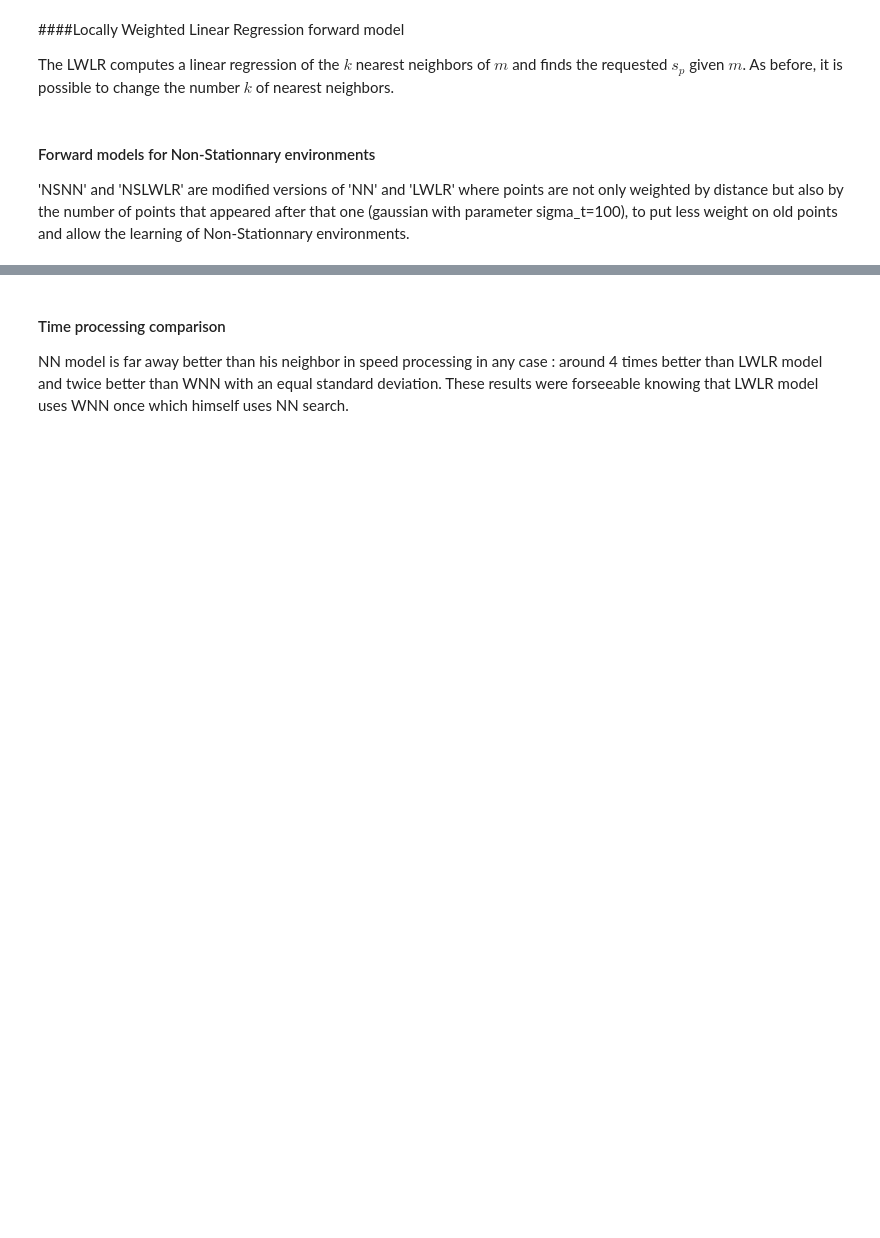
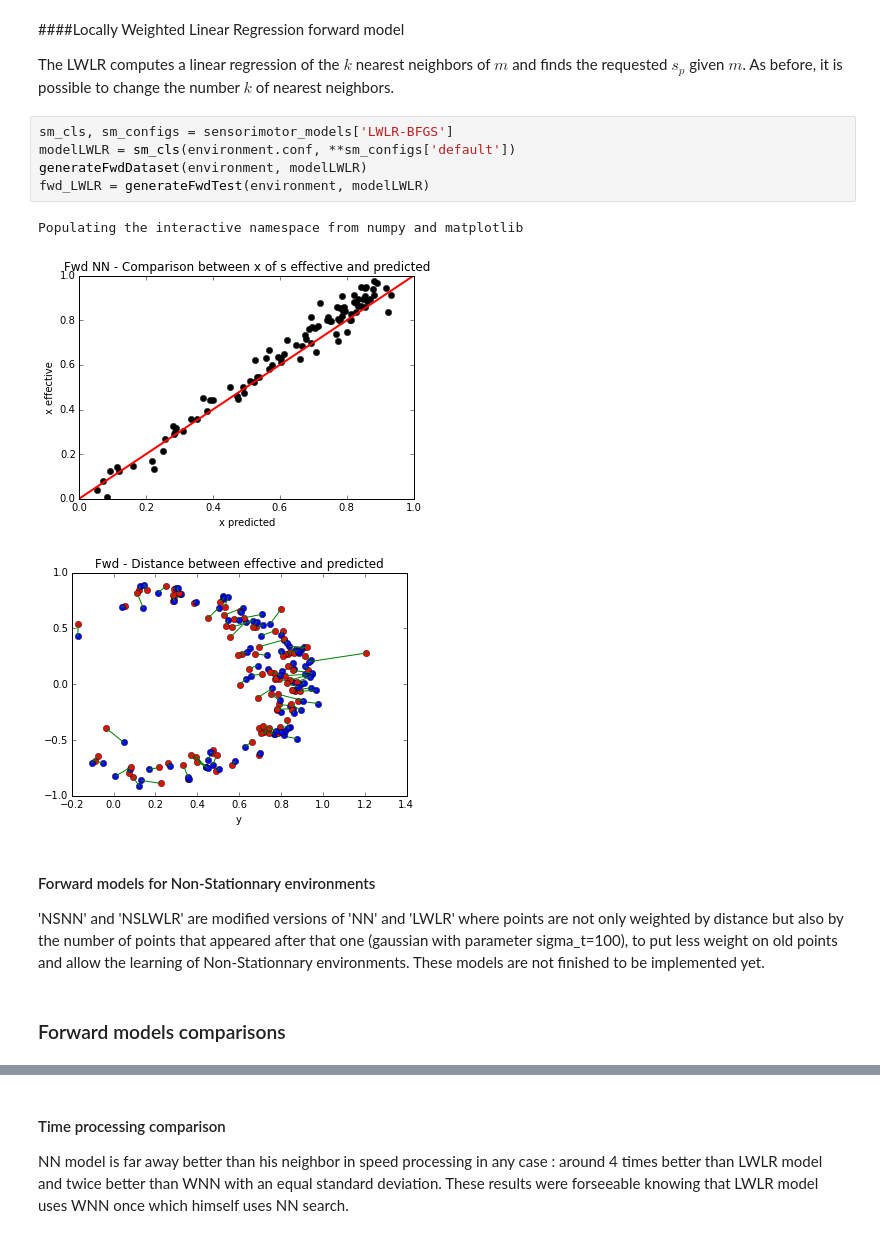
Before and after one commit to flowersteam/explauto, a Jupyter notebook: notebook/comparing_sensorimotor_models_non_parametric.ipynb, the cells around one changed output, grey strips where cells are left out. Cells and saved outputs as stored; diff of their text form; blank space fills up the shorter version.

```diff
--- a/notebook/comparing_sensorimotor_models_non_parametric.ipynb
+++ b/notebook/comparing_sensorimotor_models_non_parametric.ipynb
@@ -140,7 +206,18 @@ To perform a forward prediction of $m$, the Weighted Nearest Neighbor model look
 ####Locally Weighted Linear Regression forward model
 
 The LWLR computes a linear regression of the $k$ nearest neighbors of $m$ and finds the requested $s_p$ given $m$. As before, it is possible to change the number $k$ of nearest neighbors.
+# %%
+sm_cls, sm_configs = sensorimotor_models['LWLR-BFGS']
+modelLWLR = sm_cls(environment.conf, **sm_configs['default'])
+generateFwdDataset(environment, modelLWLR)
+fwd_LWLR = generateFwdTest(environment, modelLWLR)
+# %% [output]
+Populating the interactive namespace from numpy and matplotlib
+[figure, added]
+[figure, added]
 # %% [markdown]
 #### Forward models for Non-Stationnary environments
 
-'NSNN' and 'NSLWLR' are modified versions of 'NN' and 'LWLR' where points are not only weighted by distance but also by the number of points that appeared after that one (gaussian with parameter sigma_t=100), to put less weight on old points and allow the learning of Non-Stationnary environments.
+'NSNN' and 'NSLWLR' are modified versions of 'NN' and 'LWLR' where points are not only weighted by distance but also by the number of points that appeared after that one (gaussian with parameter sigma_t=100), to put less weight on old points and allow the learning of Non-Stationnary environments. These models are not finished to be implemented yet.
+# %% [markdown]
+### Forward models comparisons
```
Also changed, not shown: parts of 39 cells of this notebook.
